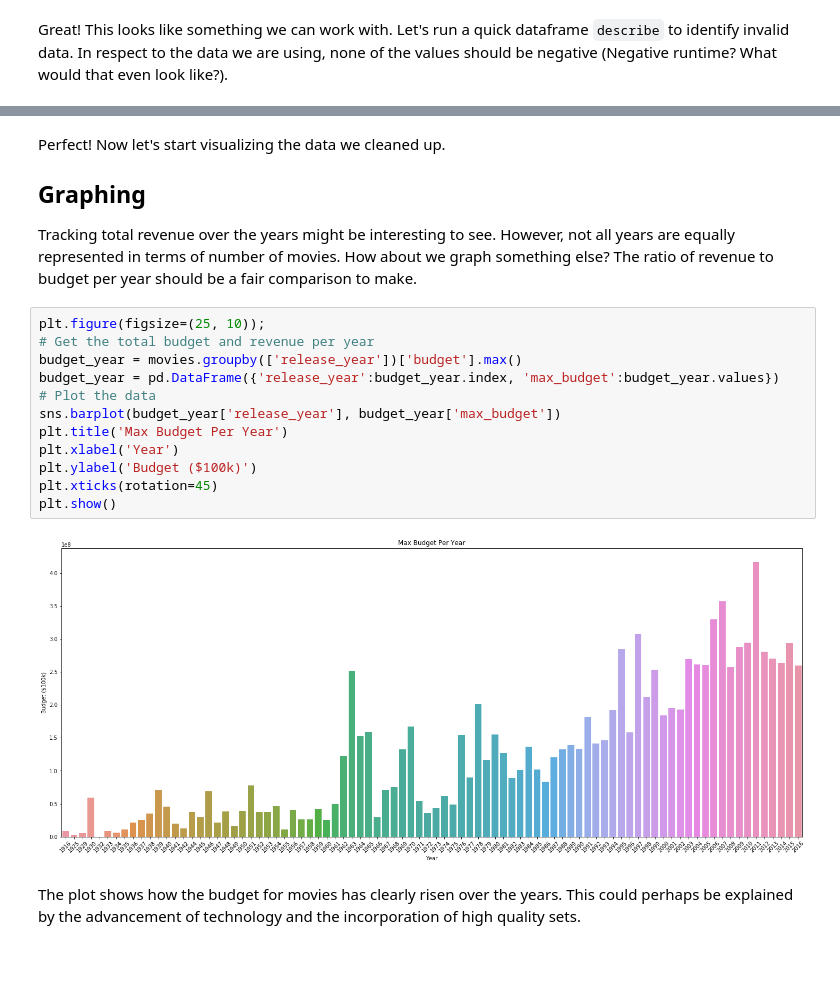
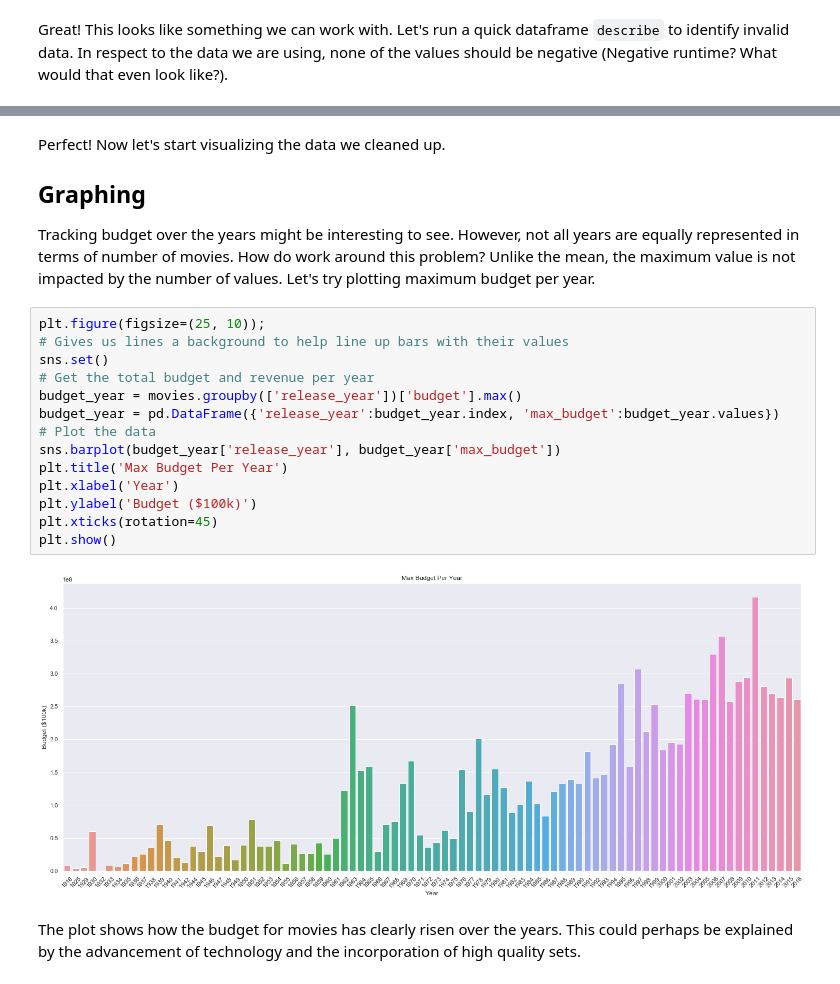
Before and after one commit to atulbharati/kevinh415.github.io, a Jupyter notebook: Movie.ipynb, the cells around one changed output, grey strips where cells are left out. Cells and saved outputs as stored; diff of their text form.

```diff
--- a/Movie.ipynb
+++ b/Movie.ipynb
@@ -173,21 +175,23 @@ movies.describe()
 Perfect! Now let's start visualizing the data we cleaned up.
 
 ## Graphing
-Tracking total revenue over the years might be interesting to see. However, not all years are equally represented in terms of number of movies. How about we graph something else? The ratio of revenue to budget per year should be a fair comparison to make.
+Tracking budget over the years might be interesting to see. However, not all years are equally represented in terms of number of movies. How do work around this problem? Unlike the mean, the maximum value is not impacted by the number of values. Let's try plotting maximum budget per year.
 # %%
 plt.figure(figsize=(25, 10));
+# Gives us lines a background to help line up bars with their values
+sns.set()
 # Get the total budget and revenue per year
 budget_year = movies.groupby(['release_year'])['budget'].max()
 budget_year = pd.DataFrame({'release_year':budget_year.index, 'max_budget':budget_year.values})
 # Plot the data
 sns.barplot(budget_year['release_year'], budget_year['max_budget'])
 plt.title('Max Budget Per Year')
 plt.xlabel('Year')
 plt.ylabel('Budget ($100k)')
 plt.xticks(rotation=45)
 plt.show()
 # %% [output]
-[figure, old version]
+[figure, new version]
 # %% [markdown]
 The plot shows how the budget for movies has clearly risen over the years. This could perhaps be explained by the advancement of technology and the incorporation of high quality sets.
 # %% [markdown]
```
Also changed, not shown: parts of 11 cells of this notebook.
